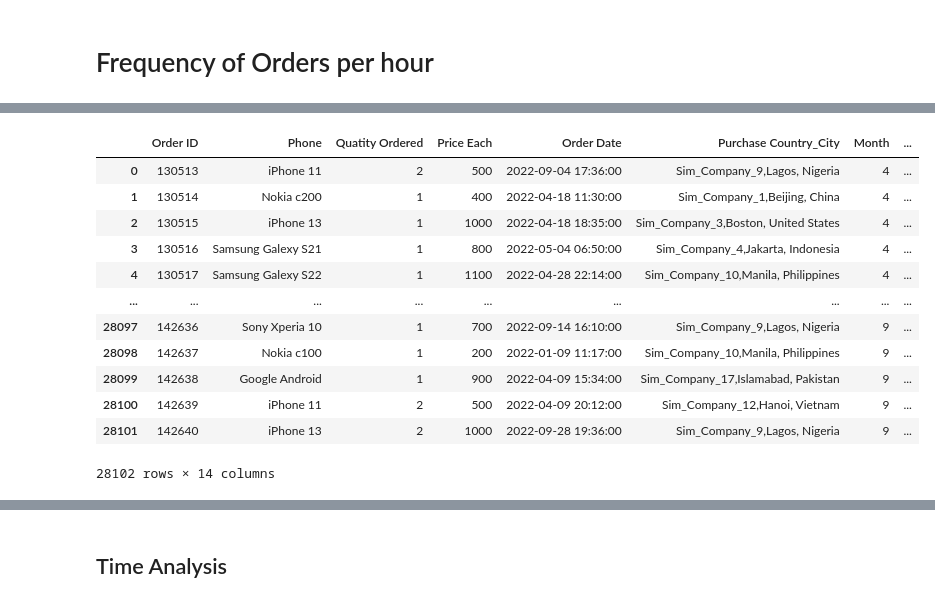
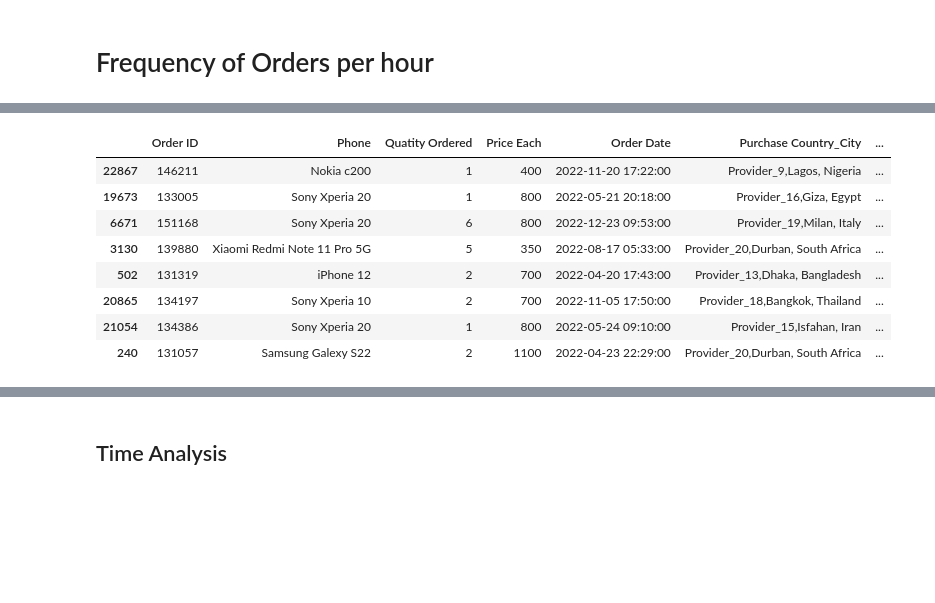
Before and after one commit to Lynch08/ProgDA_Project, a Jupyter notebook: Sales-Copy3.ipynb, the cells around one changed output, grey strips where cells are left out. Drawn from its saved outputs; the diff is of its cells as text; code cells hidden in the pictures; blank space fills up the shorter version.

```diff
--- a/Sales-Copy3.ipynb
+++ b/Sales-Copy3.ipynb
@@ -300,19 +361,16 @@ annual_df.head()
 # %%
-annual_df
+#Check the data - make sure the figures in the extra columns corrospond accordingly
+annual_df.sample(8)
 # %% [output]
-|  | Order ID | Phone | Quatity Ordered | Price Each | Order Date | Purchase Country_City | Month | ... |
-| 0 | 130513 | iPhone 11 | 2 | 500 | 2022-09-04 17:36:00 | Sim_Company_9,Lagos, Nigeria | 4 | ... |
-| 1 | 130514 | Nokia c200 | 1 | 400 | 2022-04-18 11:30:00 | Sim_Company_1,Beijing, China | 4 | ... |
-| 2 | 130515 | iPhone 13 | 1 | 1000 | 2022-04-18 18:35:00 | Sim_Company_3,Boston, United States | 4 | ... |
-| 3 | 130516 | Samsung Galexy S21 | 1 | 800 | 2022-05-04 06:50:00 | Sim_Company_4,Jakarta, Indonesia | 4 | ... |
-| 4 | 130517 | Samsung Galexy S22 | 1 | 1100 | 2022-04-28 22:14:00 | Sim_Company_10,Manila, Philippines | 4 | ... |
-| ... | ... | ... | ... | ... | ... | ... | ... | ... |
-| 28097 | 142636 | Sony Xperia 10 | 1 | 700 | 2022-09-14 16:10:00 | Sim_Company_9,Lagos, Nigeria | 9 | ... |
-| 28098 | 142637 | Nokia c100 | 1 | 200 | 2022-01-09 11:17:00 | Sim_Company_10,Manila, Philippines | 9 | ... |
-| 28099 | 142638 | Google Android | 1 | 900 | 2022-04-09 15:34:00 | Sim_Company_17,Islamabad, Pakistan | 9 | ... |
-| 28100 | 142639 | iPhone 11 | 2 | 500 | 2022-04-09 20:12:00 | Sim_Company_12,Hanoi, Vietnam | 9 | ... |
-| 28101 | 142640 | iPhone 13 | 2 | 1000 | 2022-09-28 19:36:00 | Sim_Company_9,Lagos, Nigeria | 9 | ... |
+|  | Order ID | Phone | Quatity Ordered | Price Each | Order Date | Purchase Country_City | ... |
+| 22867 | 146211 | Nokia c200 | 1 | 400 | 2022-11-20 17:22:00 | Provider_9,Lagos, Nigeria | ... |
+| 19673 | 133005 | Sony Xperia 20 | 1 | 800 | 2022-05-21 20:18:00 | Provider_16,Giza, Egypt | ... |
+| 6671 | 151168 | Sony Xperia 20 | 6 | 800 | 2022-12-23 09:53:00 | Provider_19,Milan, Italy | ... |
+| 3130 | 139880 | Xiaomi Redmi Note 11 Pro 5G | 5 | 350 | 2022-08-17 05:33:00 | Provider_20,Durban, South Africa | ... |
+| 502 | 131319 | iPhone 12 | 2 | 700 | 2022-04-20 17:43:00 | Provider_13,Dhaka, Bangladesh | ... |
+| 20865 | 134197 | Sony Xperia 10 | 2 | 700 | 2022-11-05 17:50:00 | Provider_18,Bangkok, Thailand | ... |
+| 21054 | 134386 | Sony Xperia 20 | 1 | 800 | 2022-05-24 09:10:00 | Provider_15,Isfahan, Iran | ... |
+| 240 | 131057 | Samsung Galexy S22 | 2 | 1100 | 2022-04-23 22:29:00 | Provider_20,Durban, South Africa | ... |
-28102 rows × 14 columns
 # %%
 values = annual_df.groupby(['Hour']).count()
 counts = values['Count']
```
Also changed, not shown: parts of 32 cells of this notebook, 13 other files.
